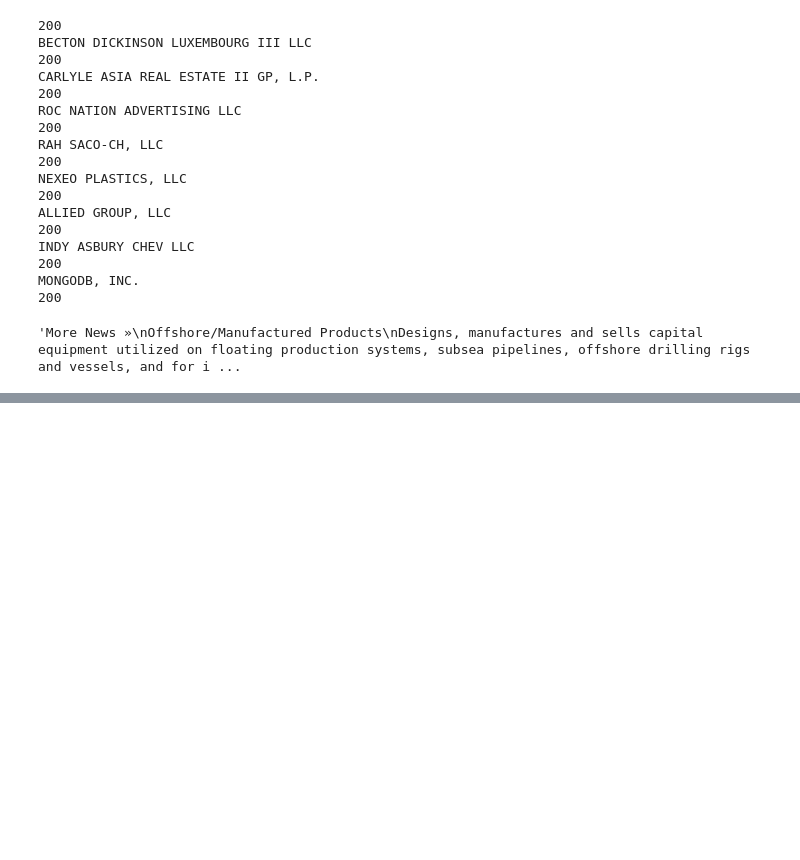
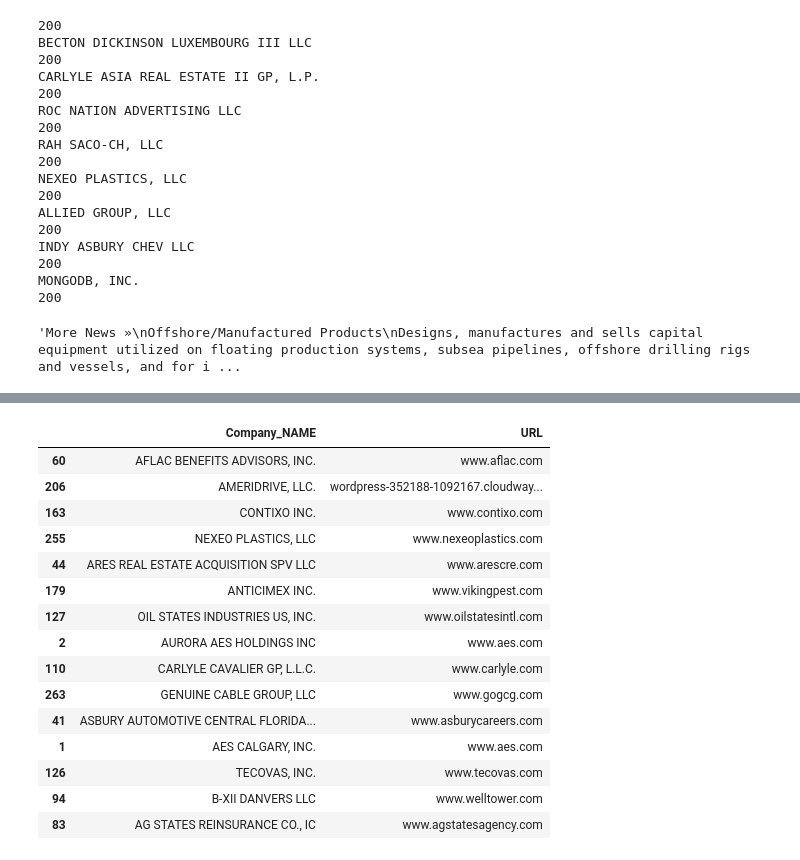
Before and after one commit to Zrive/zrive-ds-4q23-desc-operations, a Jupyter notebook: src/api_linkedin/scraping.ipynb, the cells around one changed output, grey strips where cells are left out. Drawn from its saved outputs; the diff is of its cells as text; code cells hidden in the pictures; blank space fills up the shorter version.

Commit message:
conexion con API_CHATGPT

```diff
--- a/src/api_linkedin/scraping.ipynb
+++ b/src/api_linkedin/scraping.ipynb
@@ -196,2 +200,0 @@ https://files.creelighting.com/documents/Slavery-and-Human-Trafficking-Statement
-# %%
-html_compelte = html.prettify()
@@ -282,5 +339,3 @@ http://ir.carlyle.com/
 /notices-and-disclaimers#cookies-policy
 /notices-and-disclaimers#privacy-notice
 /notices-and-disclaimers#terms-of-use-policy
-# %%
-text = html_to_text(html_compelte)
@@ -351,0 +410,58 @@ I dind't develop so much si option as it has too much noise and i don't know if
+# %%
+def api_chatgpt(text: str, company_name: str):
+    api_key = "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"
+    client = OpenAI(api_key=api_key)
+
+    message_content = f'''me haces un resumen de este html de la empresa {company_name},
+                    en un maximo de 3 lineas que resuma a que se dedica dicha empresa por favor.
+                      Respira profundamente y trabajo en este problema paso a paso:''' + text
+    # Enviar solicitud de completación de chat
+    response = client.chat.completions.create(
+        model="gpt-4",
+        messages=[{"role": "user", "content": message_content}],
+        stream=False,
+    )
+
+    choices = response.choices
+    if choices:
+        first_choice = choices[0]
+        message = first_choice.message
+        content = message.content
+        return content
+    else:
+        return None
+# %%
+data_15 = data[['Company_NAME', 'URL']]
+
+# Seleccionar 15 filas aleatorias
+filas_aleatorias = np.random.choice(data_15.index, 15, replace=False)
+data_15 = data_15.loc[filas_aleatorias]
+data_15['Description'] = np.nan
+# %%
+url_base = 'https://'
+for i, fila in data_15.iterrows():
+    url = url_base + fila['URL']
+    html = html_request(url)
+    text = get_html_text2(html)
+    description = api_chatgpt(text, fila['Company_NAME'])
+    data_15.at[i, 'Description'] = description
+
+    # Esperar 1 minuto
+    time.sleep(60)  # 60 segundos = 1 minuto
+# %% [output]
+|  | Company_NAME | URL |
+| 60 | AFLAC BENEFITS ADVISORS, INC. | www.aflac.com |
+| 206 | AMERIDRIVE, LLC. | wordpress-352188-1092167.cloudway... |
+| 163 | CONTIXO INC. | www.contixo.com |
+| 255 | NEXEO PLASTICS, LLC | www.nexeoplastics.com |
+| 44 | ARES REAL ESTATE ACQUISITION SPV LLC | www.arescre.com |
+| 179 | ANTICIMEX INC. | www.vikingpest.com |
+| 127 | OIL STATES INDUSTRIES US, INC. | www.oilstatesintl.com |
+| 2 | AURORA AES HOLDINGS INC | www.aes.com |
+| 110 | CARLYLE CAVALIER GP, L.L.C. | www.carlyle.com |
+| 263 | GENUINE CABLE GROUP, LLC | www.gogcg.com |
+| 41 | ASBURY AUTOMOTIVE CENTRAL FLORIDA... | www.asburycareers.com |
+| 1 | AES CALGARY, INC. | www.aes.com |
+| 126 | TECOVAS, INC. | www.tecovas.com |
+| 94 | B-XII DANVERS LLC | www.welltower.com |
+| 83 | AG STATES REINSURANCE CO., IC | www.agstatesagency.com |
```
Also changed, not shown: parts of 16 cells of this notebook, 4 other files.
